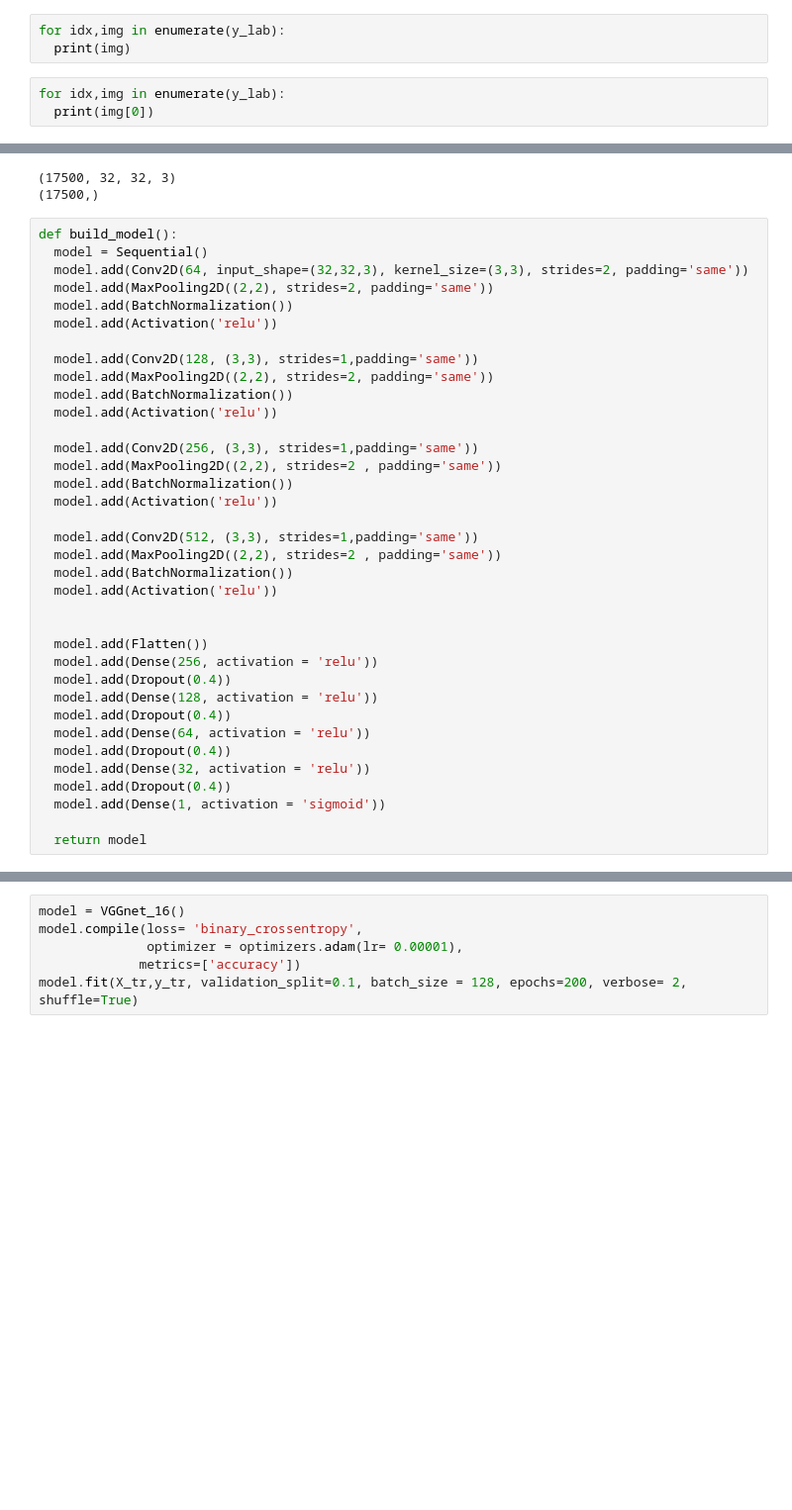
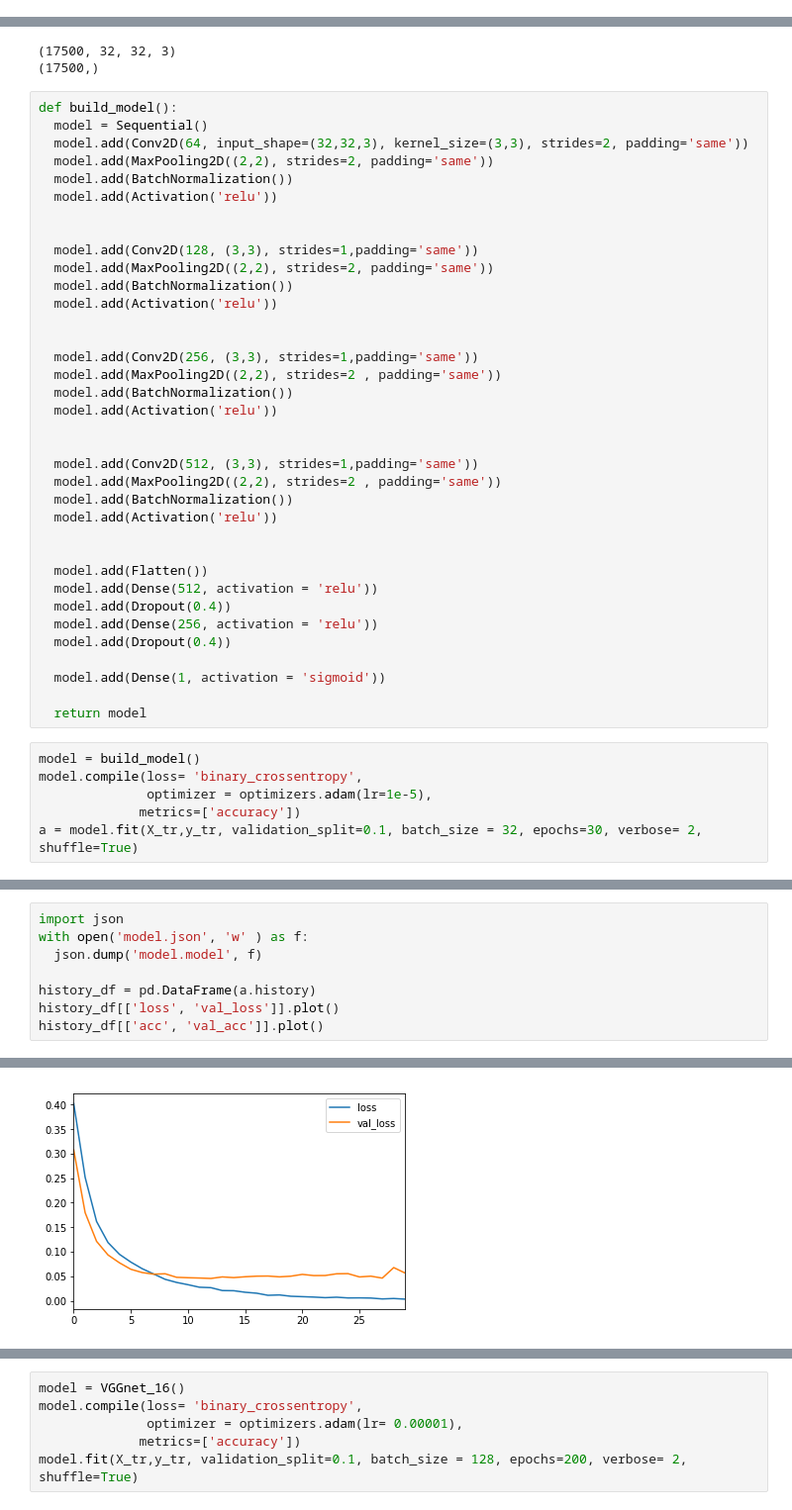
Before and after one commit to redman157/HocML, a Jupyter notebook: object_cactus.ipynb, the cells around one changed output, grey strips where cells are left out. Shown at 99% size. Cells and saved outputs as stored; diff of their text form; blank space fills up the shorter version.

```diff
--- a/object_cactus.ipynb
+++ b/object_cactus.ipynb
@@ -125,12 +123,6 @@ for index, img in enumerate(np.random.choice(train_imgs, 20)):
 [figure]
 # %%
 y_lab = labels['id'].values
-# %%
-for idx,img in enumerate(y_lab):
-  print(img)
-# %%
-for idx,img in enumerate(y_lab):
-  print(img[0])
 # %%
 X_tr =[]
 y_tr =[]
@@ -189,15 +161,18 @@ def build_model():
   model.add(BatchNormalization())
   model.add(Activation('relu'))
 
+
   model.add(Conv2D(128, (3,3), strides=1,padding='same'))
   model.add(MaxPooling2D((2,2), strides=2, padding='same'))
   model.add(BatchNormalization())
   model.add(Activation('relu'))
 
+
   model.add(Conv2D(256, (3,3), strides=1,padding='same'))
   model.add(MaxPooling2D((2,2), strides=2 , padding='same'))
   model.add(BatchNormalization())
   model.add(Activation('relu'))
+
 
   model.add(Conv2D(512, (3,3), strides=1,padding='same'))
   model.add(MaxPooling2D((2,2), strides=2 , padding='same'))
@@ -206,14 +181,17 @@ def build_model():
 
 
   model.add(Flatten())
+  model.add(Dense(512, activation = 'relu'))
+  model.add(Dropout(0.4))
   model.add(Dense(256, activation = 'relu'))
   model.add(Dropout(0.4))
-  model.add(Dense(128, activation = 'relu'))
-  model.add(Dropout(0.4))
-  model.add(Dense(64, activation = 'relu'))
-  model.add(Dropout(0.4))
-  model.add(Dense(32, activation = 'relu'))
-  model.add(Dropout(0.4))
+
   model.add(Dense(1, activation = 'sigmoid'))
 
   return model
+# %%
+model = build_model()
+model.compile(loss= 'binary_crossentropy',
+              optimizer = optimizers.adam(lr=1e-5),
+             metrics=['accuracy'])
+a = model.fit(X_tr,y_tr, validation_split=0.1, batch_size = 32, epochs=30, verbose= 2, shuffle=True)
@@ -219,0 +216,9 @@ def build_model():
+# %%
+import json
+with open('model.json', 'w' ) as f:
+  json.dump('model.model', f)
+
+history_df = pd.DataFrame(a.history)
+history_df[['loss', 'val_loss']].plot()
+history_df[['acc', 'val_acc']].plot()
+# %% [output]
@@ -219,0 +226 @@ def build_model():
+[figure, added]
```
Also changed, not shown: parts of 16 cells of this notebook.
